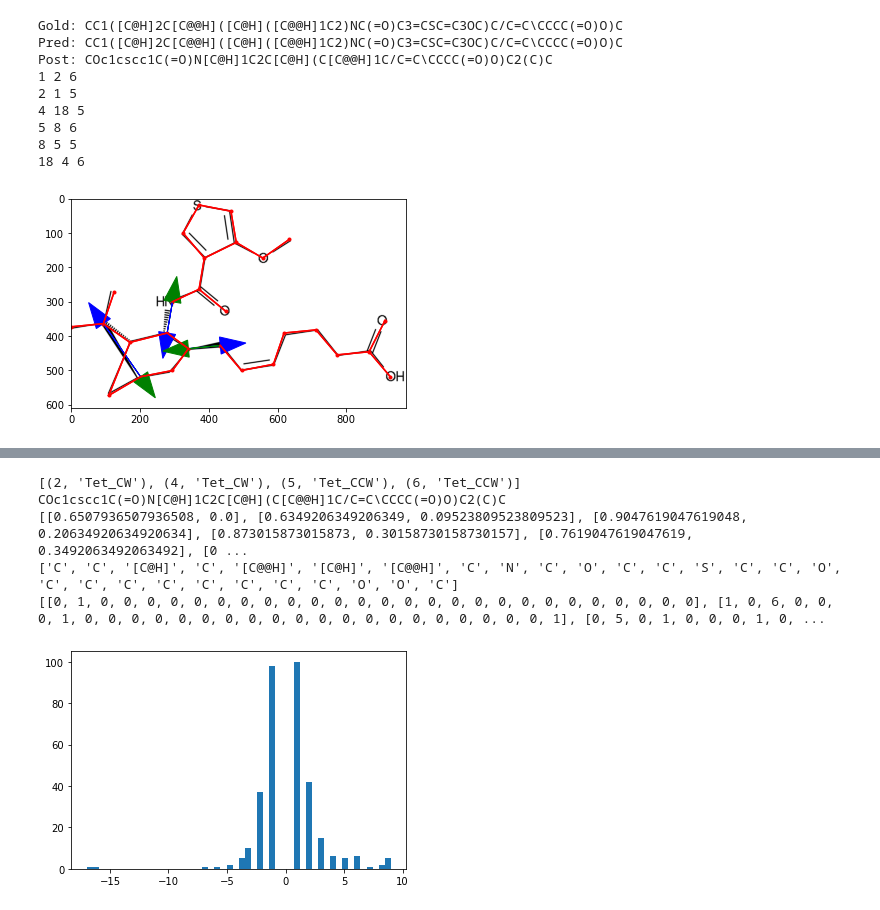
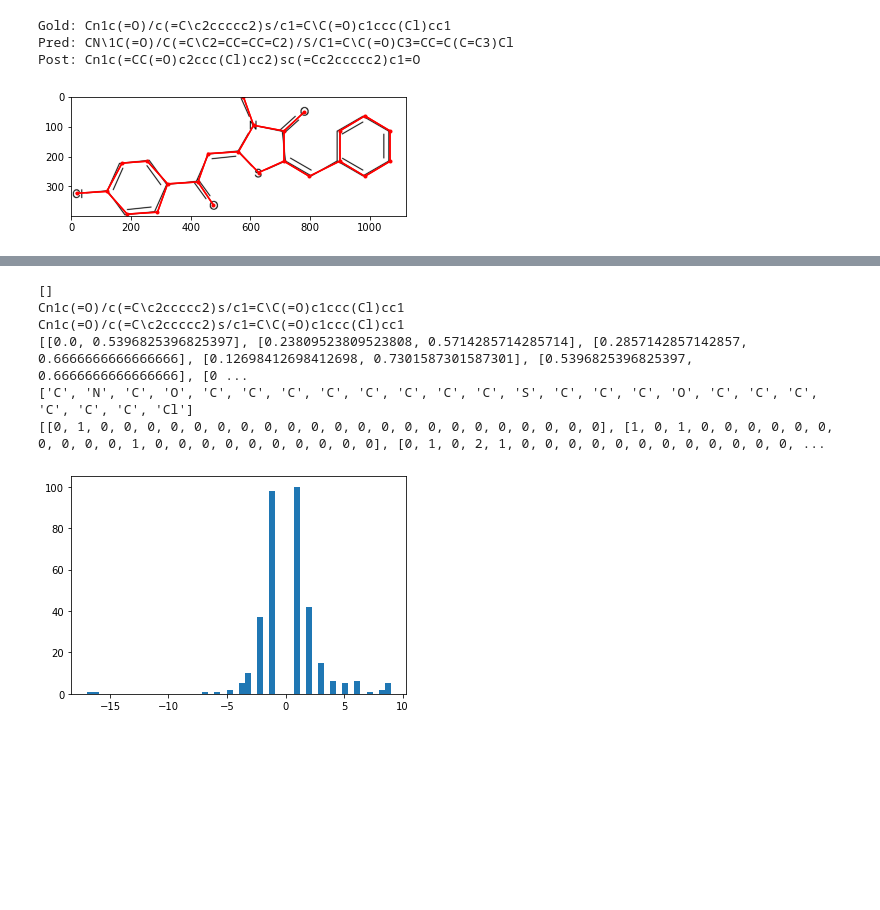
Before and after one commit to thomas0809/MolScribe, a Jupyter notebook: notebook/graph.ipynb, the cells around one changed output, grey strips where cells are left out. Drawn from its saved outputs; the diff is of its cells as text; code cells hidden in the pictures; blank space fills up the shorter version.

```diff
--- a/notebook/graph.ipynb
+++ b/notebook/graph.ipynb
@@ -22,7 +22,7 @@ import rdkit.Chem as Chem
 df = pd.read_csv('../data/molbank/pubchem/valid.csv')
 # smiles_pred_df = pd.read_csv('../output/indigo/swin_base_50_lstm/prediction_valid.csv')
 # nodes_pred_df = pd.read_csv('../output/indigo/swin_base_edges_bin64_ep100_sep/prediction_valid.csv')
-nodes_pred_df = pd.read_csv('../output/pubchem/swin_base_200k_jointedges1/prediction_valid.csv')
+nodes_pred_df = pd.read_csv('../output/pubchem/swin_base_200k_jointedges2/prediction_valid.csv')
 
 tokenizer = NodeTokenizer(50)
 
@@ -78,11 +78,11 @@ for i, row in df.iterrows():
     img = cv2.imread(path)
     print(img.shape)
     h, w, _ = img.shape
-    nodes = get_nodes(smiles)
+#     nodes = get_nodes(smiles)
     plt.figure(figsize=(10,5))
     plt.subplot(1,2,1)
     plt.imshow(img)
-    plt.scatter(nodes[:,0], nodes[:,1])
+#     plt.scatter(nodes[:,0], nodes[:,1])
     plt.subplot(1,2,2)
     plt.imshow(img)
     coords = np.array(eval(nodes_pred_df.loc[i, 'node_coords']))
@@ -159,7 +159,7 @@ IPythonConsole.drawOptions.addAtomIndices = True
 IPythonConsole.molSize = 300,300
 from bms.chemistry import _verify_chirality, _postprocess_smiles
 
-i = 68
+i = 940
 gold_smiles = df.loc[i, 'SMILES']
 path = '../' + df.loc[i, 'file_path']
 img = cv2.imread(path)
@@ -168,7 +168,7 @@ pred_row = nodes_pred_df.loc[i]
 pred_smiles = pred_row['SMILES']
 post_smiles = pred_row['post_SMILES']
 
-print('Gold:', gold_smiles)
+print('Gold:', canonicalize_smiles(gold_smiles))
 print('Pred:', pred_smiles)
 print('Post:', post_smiles)
 
@@ -185,49 +185,46 @@ for i in range(len(x)):
         if edges[i][j] != 0:
             if edges[i][j] in [5, 6]:
                 color = 'blue' if edges[i][j] == 5 else 'green'
                 plt.arrow(x[i], y[i], x[j]-x[i], y[j]-y[i], color=color, head_width=50)
                 print(i,j,edges[i][j])
             else:
                 color = 'red'
                 plt.plot([x[i], x[j]], [y[i], y[j]], color)
 plt.show()
 
 mol_gold = Chem.MolFromSmiles(gold_smiles)
 mol_pred = Chem.MolFromSmiles(pred_smiles)
 mol_post = Chem.MolFromSmiles(post_smiles)
 img = Chem.Draw.MolsToGridImage([mol_gold,mol_pred,mol_post], subImgSize=(250,250), molsPerRow=3, useSVG=True)
 display(img)
 chiral_centers = Chem.FindMolChiralCenters(mol_pred, includeUnassigned=True, includeCIP=False, useLegacyImplementation=False)
 print(chiral_centers)
+mol = Chem.RWMol(Chem.MolFromSmiles(pred_smiles))
+print(Chem.MolToSmiles(mol))
 smiles, mol = _postprocess_smiles(pred_smiles, coords, symbols, edges, debug=True)
 # smiles = Chem.MolToSmiles(mol, isomericSmiles=True, canonical=True)
 print(smiles)
 
 print(coords)
 print(symbols)
 print(edges)
 
 # for atom in mol.GetAtoms():
 #     print(atom.GetChiralTag())
 # for bond in mol.GetBonds():
 #     print(bond.GetBeginAtomIdx(), bond.GetEndAtomIdx(), bond.GetBondDir())
 # %% [output]
-Gold: CC1([C@H]2C[C@@H]([C@H]([C@@H]1C2)NC(=O)C3=CSC=C3OC)C/C=C\CCCC(=O)O)C
-Pred: CC1([C@H]2C[C@@H]([C@H]([C@@H]1C2)NC(=O)C3=CSC=C3OC)C/C=C\CCCC(=O)O)C
-Post: COc1cscc1C(=O)N[C@H]1C2C[C@H](C[C@@H]1C/C=C\CCCC(=O)O)C2(C)C
-1 2 6
-2 1 5
-4 18 5
-5 8 6
-8 5 5
-18 4 6
+Gold: Cn1c(=O)/c(=C\c2ccccc2)s/c1=C\C(=O)c1ccc(Cl)cc1
+Pred: CN\1C(=O)/C(=C\C2=CC=CC=C2)/S/C1=C\C(=O)C3=CC=C(C=C3)Cl
+Post: Cn1c(=CC(=O)c2ccc(Cl)cc2)sc(=Cc2ccccc2)c1=O
-[figure, old version]
+[figure, new version]
 [drawing not drawn]
-[(2, 'Tet_CW'), (4, 'Tet_CW'), (5, 'Tet_CCW'), (6, 'Tet_CCW')]
-COc1cscc1C(=O)N[C@H]1C2C[C@H](C[C@@H]1C/C=C\CCCC(=O)O)C2(C)C
-[[0.6507936507936508, 0.0], [0.6349206349206349, 0.09523809523809523], [0.9047619047619048, 0.20634920634920634], [0.873015873015873, 0.30158730158730157], [0.7619047619047619, 0.3492063492063492], [0 ...
-['C', 'C', '[C@H]', 'C', '[C@@H]', '[C@H]', '[C@@H]', 'C', 'N', 'C', 'O', 'C', 'C', 'S', 'C', 'C', 'O', 'C', 'C', 'C', 'C', 'C', 'C', 'C', 'C', 'O', 'O', 'C']
-[[0, 1, 0, 0, 0, 0, 0, 0, 0, 0, 0, 0, 0, 0, 0, 0, 0, 0, 0, 0, 0, 0, 0, 0, 0, 0, 0, 0], [1, 0, 6, 0, 0, 0, 1, 0, 0, 0, 0, 0, 0, 0, 0, 0, 0, 0, 0, 0, 0, 0, 0, 0, 0, 0, 0, 1], [0, 5, 0, 1, 0, 0, 0, 1, 0, ...
+[]
+Cn1c(=O)/c(=C\c2ccccc2)s/c1=C\C(=O)c1ccc(Cl)cc1
+Cn1c(=O)/c(=C\c2ccccc2)s/c1=C\C(=O)c1ccc(Cl)cc1
+[[0.0, 0.5396825396825397], [0.23809523809523808, 0.5714285714285714], [0.2857142857142857, 0.6666666666666666], [0.12698412698412698, 0.7301587301587301], [0.5396825396825397, 0.6666666666666666], [0 ...
+['C', 'N', 'C', 'O', 'C', 'C', 'C', 'C', 'C', 'C', 'C', 'C', 'S', 'C', 'C', 'C', 'O', 'C', 'C', 'C', 'C', 'C', 'C', 'Cl']
+[[0, 1, 0, 0, 0, 0, 0, 0, 0, 0, 0, 0, 0, 0, 0, 0, 0, 0, 0, 0, 0, 0, 0, 0], [1, 0, 1, 0, 0, 0, 0, 0, 0, 0, 0, 0, 0, 1, 0, 0, 0, 0, 0, 0, 0, 0, 0, 0], [0, 1, 0, 2, 1, 0, 0, 0, 0, 0, 0, 0, 0, 0, 0, 0, 0, ...
 # %%
 df = pd.read_csv('../data/molbank/indigo-data/valid.csv')
 nodes_pred_df = pd.read_csv('../output/indigo/swin_base_edges_bin64_ep100/prediction_valid.csv')
```
Also changed, not shown: parts of 1 cell of this notebook, 7 other files.
